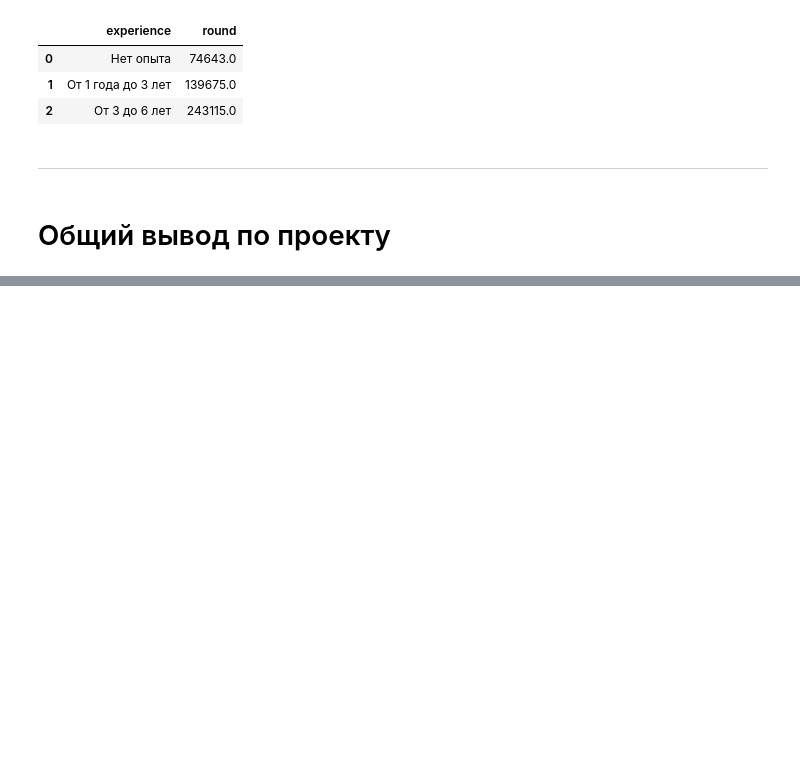
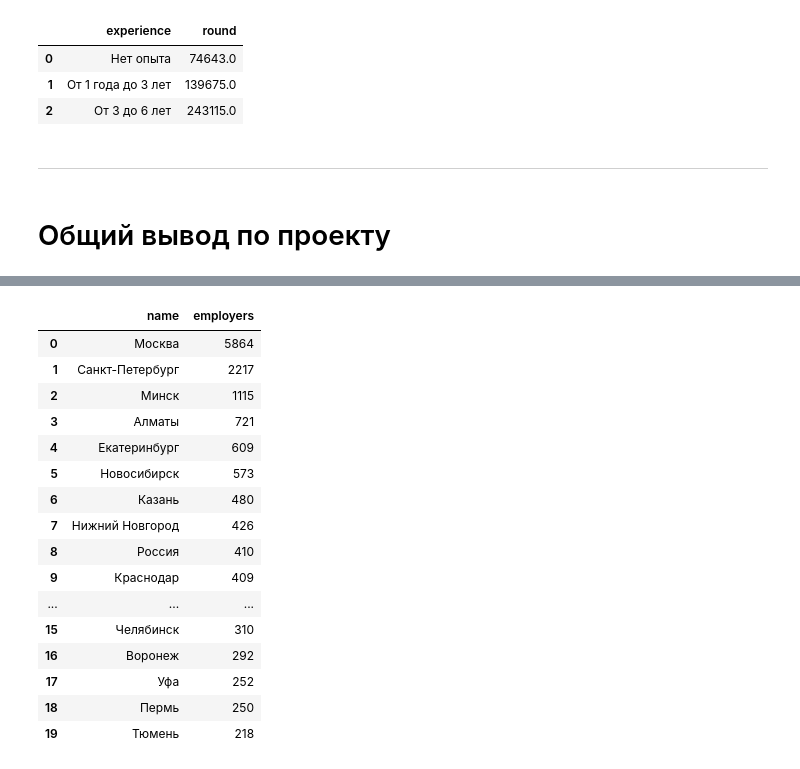
Before and after one commit to korolkostya/new_sf_ds, a Jupyter notebook: 2. Analysis_of_vacancies_from_HeadHunter SQL/Project_2_Ноутбук_шаблон.ipynb, the cells around one changed output, grey strips where cells are left out. Cells and saved outputs as stored; diff of their text form; code cells hidden in the pictures; blank space fills up the shorter version.

```diff
--- a/2. Analysis_of_vacancies_from_HeadHunter SQL/Project_2_Ноутбук_шаблон.ipynb
+++ b/2. Analysis_of_vacancies_from_HeadHunter SQL/Project_2_Ноутбук_шаблон.ipynb
@@ -601,0 +657,32 @@ df
+# %%
+#Дополнительный запрос на просмотр ТОП-20 регионов по количеству работодателей
+query_5_add_2 = f'''
+select a.name,
+	count(distinct e.id) employers
+from public.areas a
+	left join public.employers e on e.area = a.id
+group by 1
+order by 2 desc
+limit 20
+'''
+# %%
+df = pd.read_sql_query(query_5_add_2, connection)
+df
+# %% [output]
+|  | name | employers |
+| 0 | Москва | 5864 |
+| 1 | Санкт-Петербург | 2217 |
+| 2 | Минск | 1115 |
+| 3 | Алматы | 721 |
+| 4 | Екатеринбург | 609 |
+| 5 | Новосибирск | 573 |
+| 6 | Казань | 480 |
+| 7 | Нижний Новгород | 426 |
+| 8 | Россия | 410 |
+| 9 | Краснодар | 409 |
+| ... | ... | ... |
+| 15 | Челябинск | 310 |
+| 16 | Воронеж | 292 |
+| 17 | Уфа | 252 |
+| 18 | Пермь | 250 |
+| 19 | Тюмень | 218 |
```
Also changed, not shown: parts of 14 cells of this notebook.
